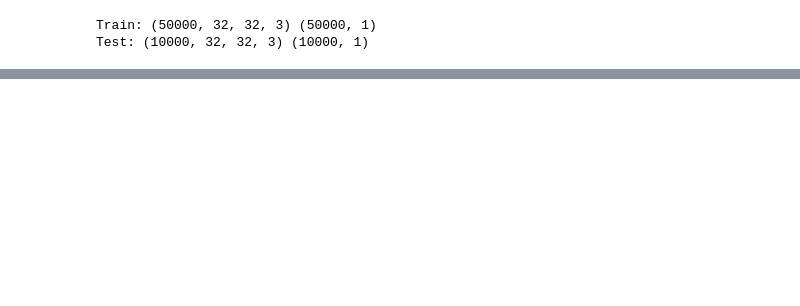
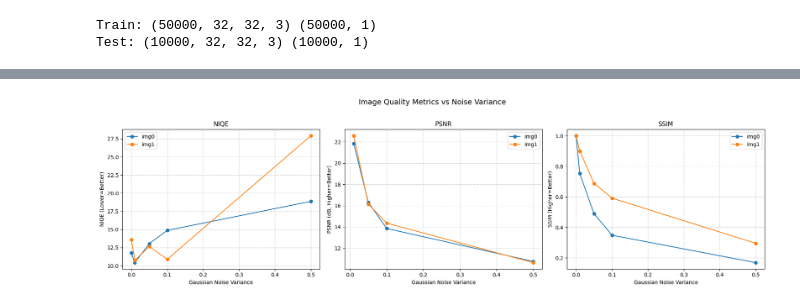
Before and after one commit to Villinger1999/Bachelor, a Jupyter notebook: brisque_assesment.ipynb, the cells around one changed output, grey strips where cells are left out. Drawn from its saved outputs; the diff is of its cells as text; code cells hidden in the pictures; blank space fills up the shorter version.

```diff
--- a/brisque_assesment.ipynb
+++ b/brisque_assesment.ipynb
@@ -150,0 +147,80 @@ plt.show()
+# %%
+import pandas as pd
+import matplotlib.pyplot as plt
+import cv2
+import pyiqa
+from PIL import Image
+from skimage.metrics import peak_signal_noise_ratio as psnr, structural_similarity as ssim
+from torchvision import transforms
+
+# Load NIQE model
+model = pyiqa.create_metric('niqe', device='cpu')
+
+path = 'C:/Users/nunni/OneDrive/Skrivebord/Bachelor/Bachelor/'
+
+# File lists
+var = ['noisy0_0.jpg', 'noisy0_0.01.jpg', 'noisy0_0.05.jpg', 'noisy0_0.1.jpg', 'noisy0_0.5.jpg']
+var1 = ['noisy1_0.jpg', 'noisy1_0.01.jpg', 'noisy1_0.05.jpg', 'noisy1_0.1.jpg', 'noisy1_0.5.jpg']
+
+# Reference images
+ref0 = cv2.cvtColor(cv2.imread(path + var[0]), cv2.COLOR_BGR2RGB)
+ref1 = cv2.cvtColor(cv2.imread(path + var1[0]), cv2.COLOR_BGR2RGB)
+
+results = []
+
+resize = transforms.Resize((128, 128))
+
+def evaluate_set(file_list, ref_img, img_id):
+    for fname in file_list:
+        noisy = cv2.cvtColor(cv2.imread(path + fname), cv2.COLOR_BGR2RGB)
+
+        variance = float(fname.split("_")[-1].replace(".jpg", ""))
+
+        # NIQE (resize -> PIL -> score)
+        noisy_pil = Image.fromarray(noisy)
+        noisy_resized = resize(noisy_pil)   # upscale to >= 96x96
+        n_score = model(noisy_resized).item()
+
+        # PSNR
+        p_score = psnr(ref_img, noisy, data_range=255)
+
+        # SSIM
+        s_score = ssim(ref_img, noisy, channel_axis=-1, data_range=255)
+
+        results.append({
+            "Image": img_id,
+            "Variance": variance,
+            "NIQE": n_score,
+            "PSNR": p_score,
+            "SSIM": s_score
+        })
+
+
+# Run evaluations
+evaluate_set(var, ref0, "img0")
+evaluate_set(var1, ref1, "img1")
+
+# DataFrame
+df_metrics = pd.DataFrame(results).sort_values(by=["Image", "Variance"])
+print(df_metrics)
+
+# Plot
+fig, axes = plt.subplots(1, 3, figsize=(18, 5))
+
+metrics = ["NIQE", "PSNR", "SSIM"]
+ylabels = ["NIQE (Lower=Better)", "PSNR (dB, Higher=Better)", "SSIM (Higher=Better)"]
+
+for ax, metric, ylabel in zip(axes, metrics, ylabels):
+    for img_id, group in df_metrics.groupby("Image"):
+        ax.plot(group["Variance"], group[metric], marker="o", label=img_id)
+    ax.set_title(metric)
+    ax.set_xlabel("Gaussian Noise Variance")
+    ax.set_ylabel(ylabel)
+    ax.grid(True, linestyle="--", alpha=0.6)
+    ax.legend()
+
+plt.suptitle("Image Quality Metrics vs Noise Variance", fontsize=14, y=1.02)
+plt.tight_layout()
+plt.savefig("results.png", dpi=150)
+plt.show()
+# %% [output]
@@ -150,0 +238 @@ plt.show()
+[figure, added]
```
Also changed, not shown: parts of 8 cells of this notebook, 15 other files.
